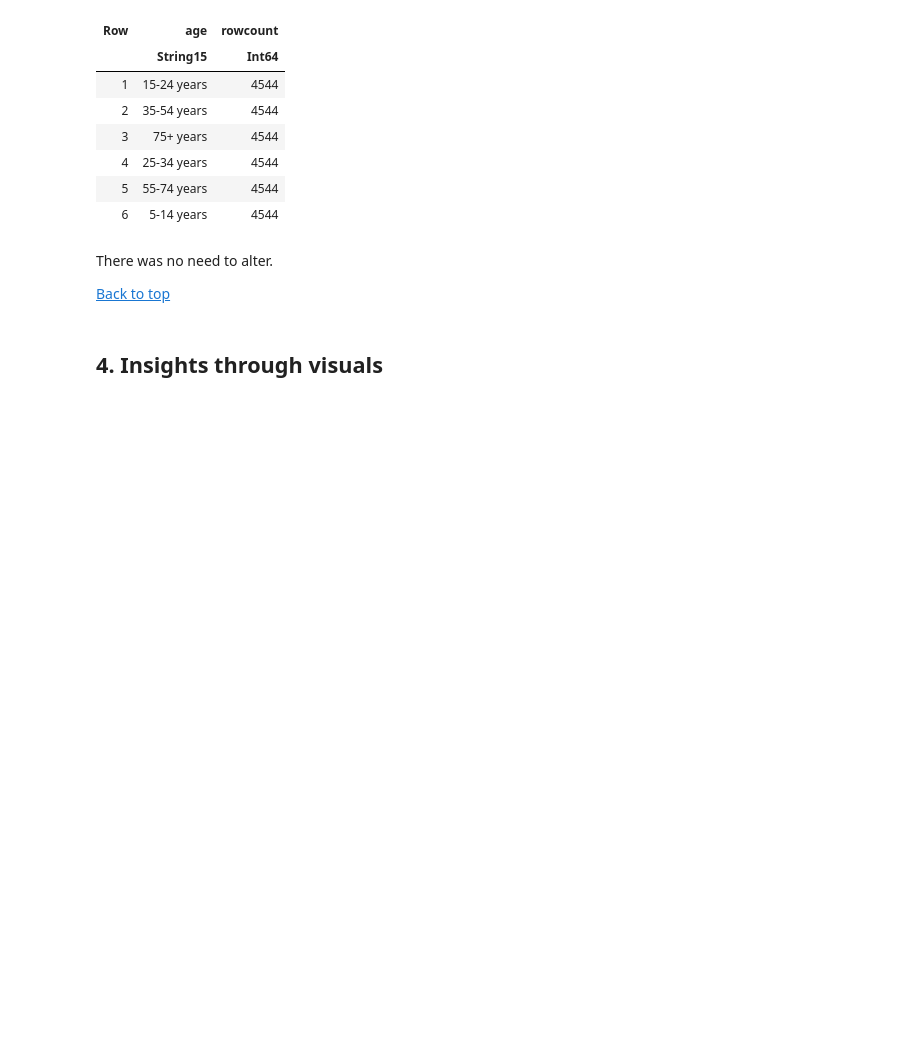
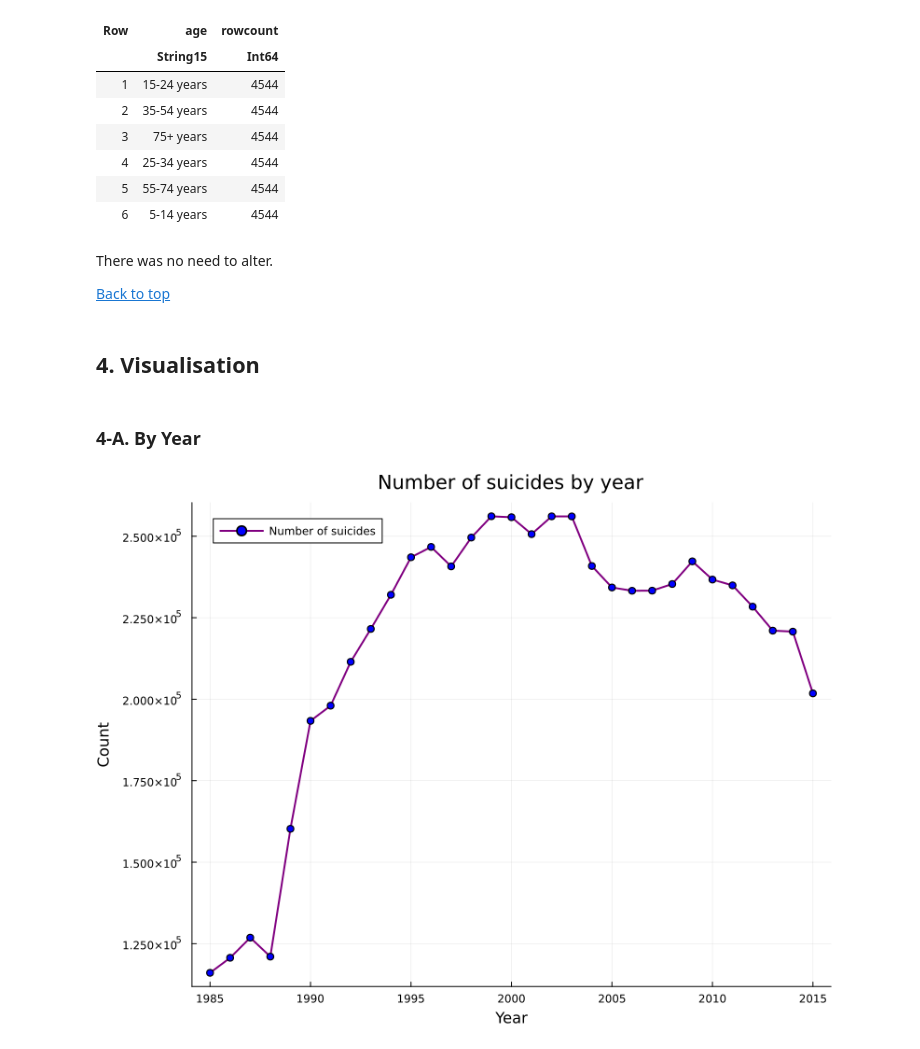
Before and after one commit to Uni-Sopron/progDS-24t-suicide, a Jupyter notebook: notebooks/suicide.ipynb, the cells around one changed output. Saved outputs shown, nothing was run; the diff lists cells and outputs as text; code cells hidden in the pictures; blank space fills up the shorter version.

```diff
--- a/notebooks/suicide.ipynb
+++ b/notebooks/suicide.ipynb
@@ -214,5 +216,30 @@ There was no need to alter.
 
 [Back to top](#Suicide-report)
 # %% [markdown]
-## 4. Insights through visuals
+## 4. Visualisation
+# %% [markdown]
+### 4-A. By Year
+# %%
+suicides_year = combine(
+    groupby(df, :year),
+    :"suicides/100k pop" => mean => :"suicide_rate_avg/100k pop",
+    :"suicides/100k pop" => std => :"suicide_rate_std/100k pop",
+    :suicides_no => sum => :total_suicides
+)
+
+plot(suicides_year.year,
+    suicides_year.total_suicides,
+    title="Number of suicides by year",
+    xlabel="Year",
+    ylabel="Count",
+    label="Number of suicides",
+    lw=2,
+    linecolor=:purple,
+    marker=:circle,
+    markersize=4,
+    markercolor=:blue,
+    size=(800, 600)
+)
+# %% [output]
+[figure, added]
 # %%
```
Also changed, not shown: parts of 25 cells of this notebook.
